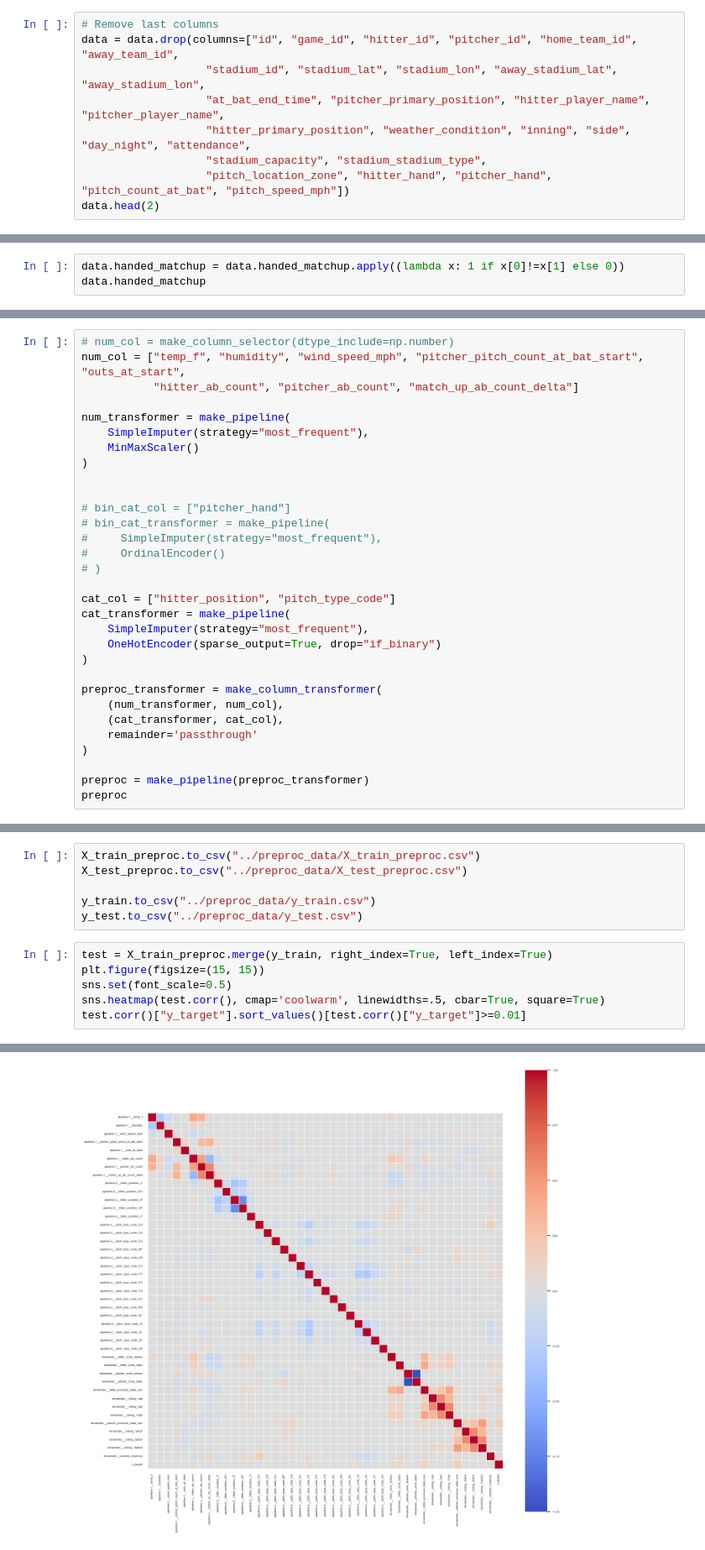
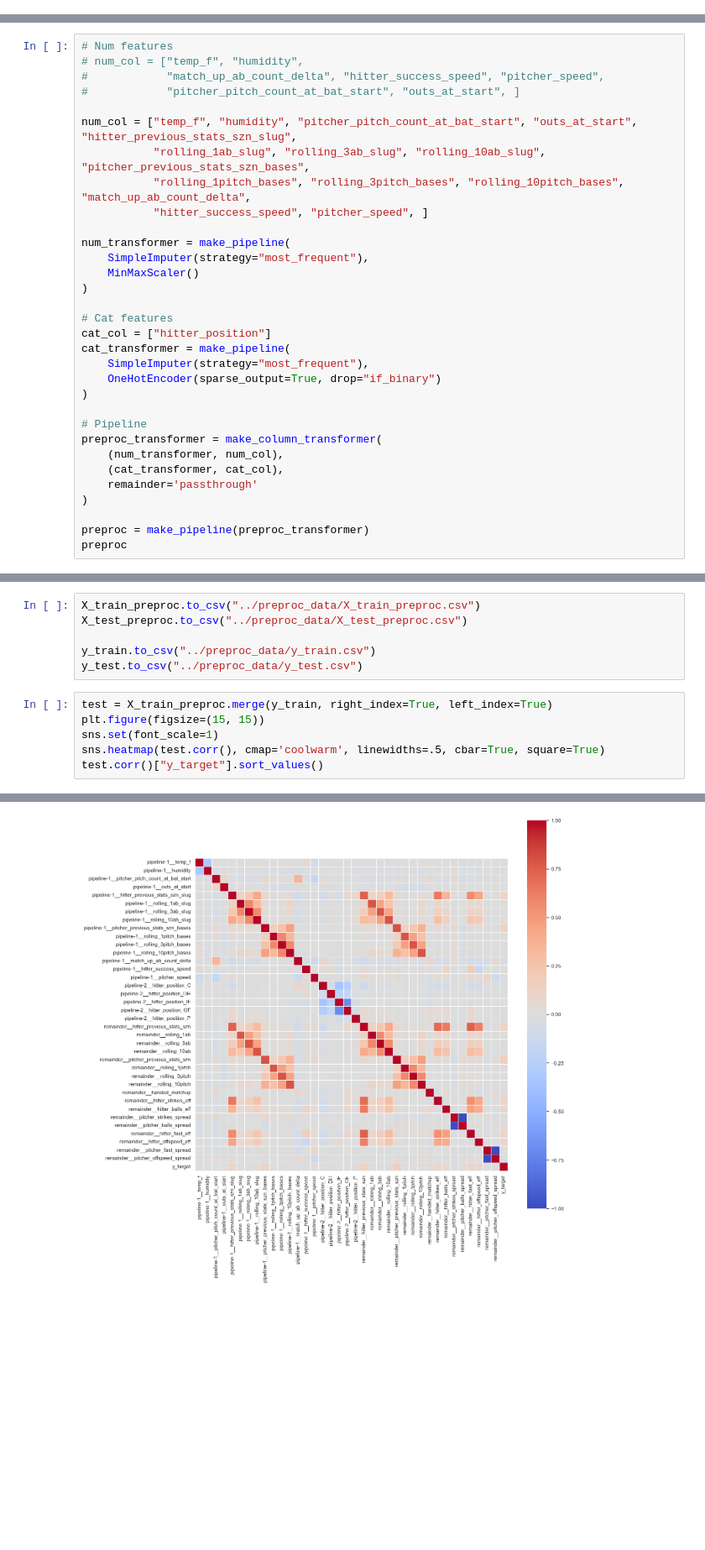
Before and after one commit to Scavo1225/mlb-at-bat-predictor, a Jupyter notebook: notebooks/preprocessing.ipynb, the cells around one changed output, grey strips where cells are left out. Shown at 84% size. Cells and saved outputs as stored; diff of their text form; blank space fills up the shorter version.

```diff
--- a/notebooks/preprocessing.ipynb
+++ b/notebooks/preprocessing.ipynb
@@ -27,9 +26,0 @@ data.head(2)
-# %%
-# Remove last columns
-data = data.drop(columns=["id", "game_id", "hitter_id", "pitcher_id", "home_team_id", "away_team_id",
-                   "stadium_id", "stadium_lat", "stadium_lon", "away_stadium_lat", "away_stadium_lon",
-                   "at_bat_end_time", "pitcher_primary_position", "hitter_player_name", "pitcher_player_name",
-                   "hitter_primary_position", "weather_condition", "inning", "side", "day_night", "attendance",
-                   "stadium_capacity", "stadium_stadium_type",
-                   "pitch_location_zone", "hitter_hand", "pitcher_hand", "pitch_count_at_bat", "pitch_speed_mph"])
-data.head(2)
@@ -45,3 +26,0 @@ x[0]
-# %%
-data.handed_matchup = data.handed_matchup.apply((lambda x: 1 if x[0]!=x[1] else 0))
-data.handed_matchup
@@ -84,26 +44,27 @@ data.head(2)
 # %%
-# num_col = make_column_selector(dtype_include=np.number)
-num_col = ["temp_f", "humidity", "wind_speed_mph", "pitcher_pitch_count_at_bat_start", "outs_at_start",
-           "hitter_ab_count", "pitcher_ab_count", "match_up_ab_count_delta"]
+# Num features
+# num_col = ["temp_f", "humidity",
+#            "match_up_ab_count_delta", "hitter_success_speed", "pitcher_speed",
+#            "pitcher_pitch_count_at_bat_start", "outs_at_start", ]
+
+num_col = ["temp_f", "humidity", "pitcher_pitch_count_at_bat_start", "outs_at_start", "hitter_previous_stats_szn_slug",
+           "rolling_1ab_slug", "rolling_3ab_slug", "rolling_10ab_slug", "pitcher_previous_stats_szn_bases",
+           "rolling_1pitch_bases", "rolling_3pitch_bases", "rolling_10pitch_bases", "match_up_ab_count_delta",
+           "hitter_success_speed", "pitcher_speed", ]
 
 num_transformer = make_pipeline(
     SimpleImputer(strategy="most_frequent"),
     MinMaxScaler()
 )
 
-
-# bin_cat_col = ["pitcher_hand"]
-# bin_cat_transformer = make_pipeline(
-#     SimpleImputer(strategy="most_frequent"),
-#     OrdinalEncoder()
-# )
-
-cat_col = ["hitter_position", "pitch_type_code"]
+# Cat features
+cat_col = ["hitter_position"]
 cat_transformer = make_pipeline(
     SimpleImputer(strategy="most_frequent"),
     OneHotEncoder(sparse_output=True, drop="if_binary")
 )
 
+# Pipeline
 preproc_transformer = make_column_transformer(
     (num_transformer, num_col),
     (cat_transformer, cat_col),
@@ -157,7 +118,7 @@ y_test.to_csv("../preproc_data/y_test.csv")
 # %%
 test = X_train_preproc.merge(y_train, right_index=True, left_index=True)
 plt.figure(figsize=(15, 15))
-sns.set(font_scale=0.5)
+sns.set(font_scale=1)
 sns.heatmap(test.corr(), cmap='coolwarm', linewidths=.5, cbar=True, square=True)
-test.corr()["y_target"].sort_values()[test.corr()["y_target"]>=0.01]
+test.corr()["y_target"].sort_values()
 # %% [output]
@@ -178,2 +141,2 @@ y_target                                 1.000000
 Name: y_target, dtype: float64
-[figure, old version]
+[figure, new version]
```
Also changed, not shown: parts of 11 cells of this notebook, 1 other file.
